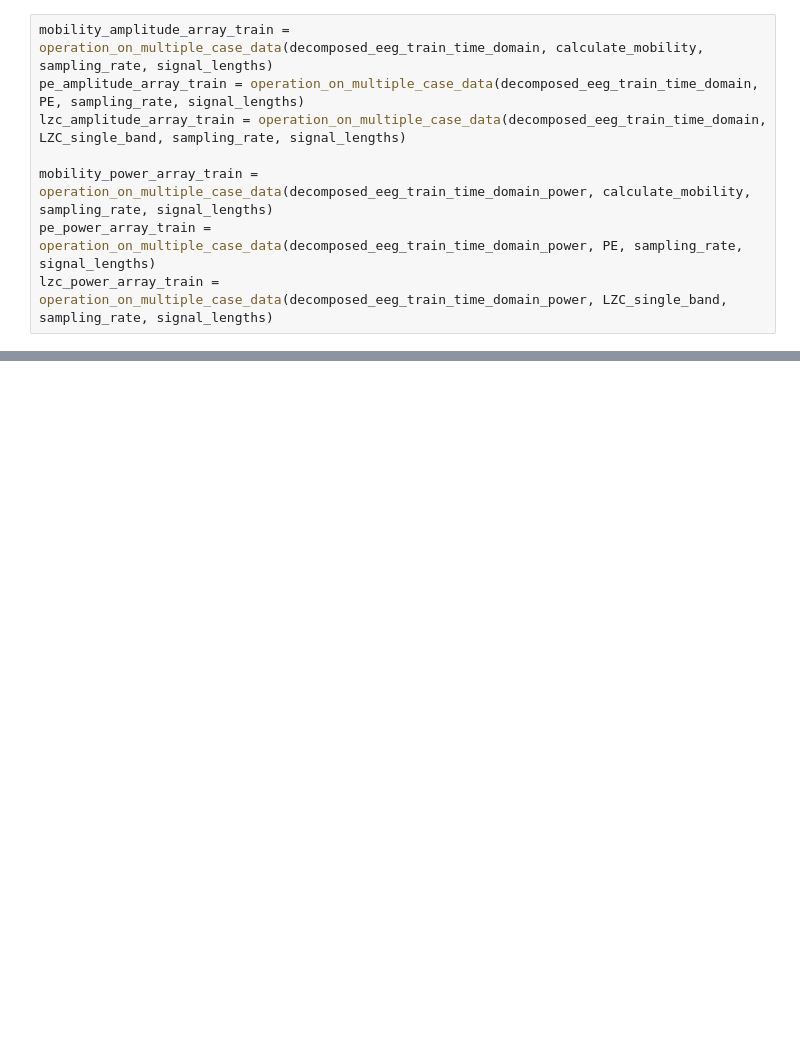
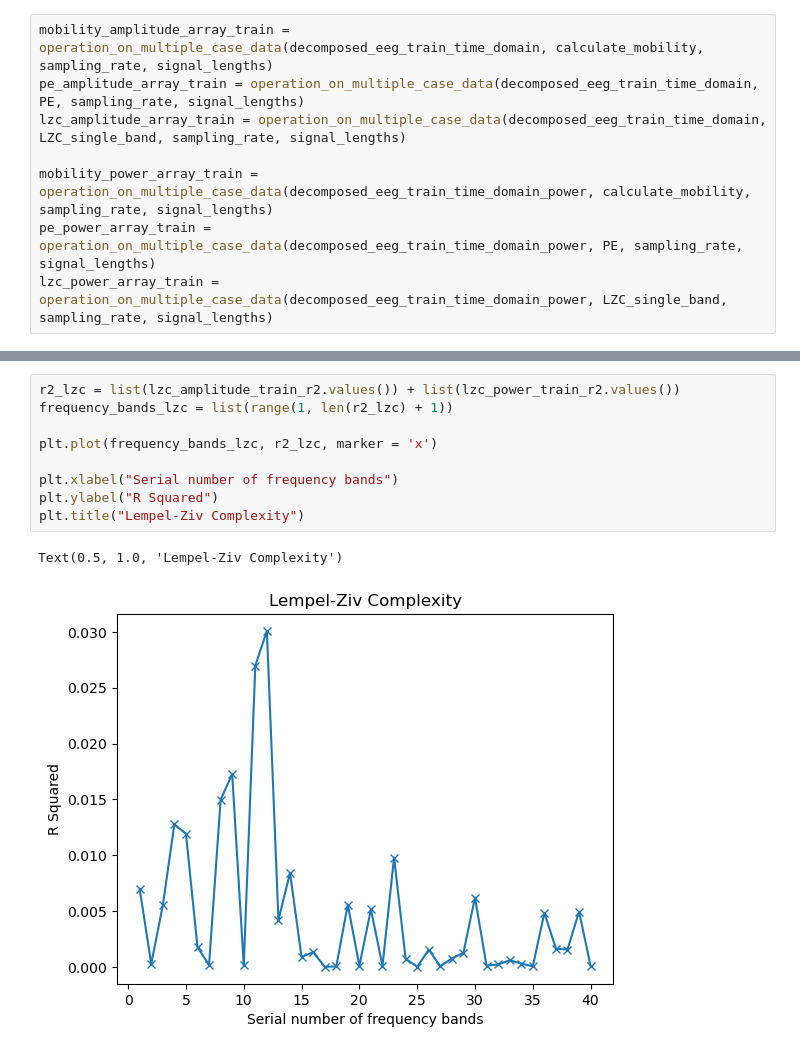
Before and after one commit to callummckee/DoA-from-EEG, a Jupyter notebook: main.ipynb, the cells around one changed output, grey strips where cells are left out. Cells and saved outputs as stored; diff of their text form; blank space fills up the shorter version.

```diff
--- a/main.ipynb
+++ b/main.ipynb
@@ -78,0 +149,12 @@ print(f'lzc power train r2 {lzc_power_train_r2}')
+# %%
+r2_lzc = list(lzc_amplitude_train_r2.values()) + list(lzc_power_train_r2.values())
+frequency_bands_lzc = list(range(1, len(r2_lzc) + 1))
+
+plt.plot(frequency_bands_lzc, r2_lzc, marker = 'x')
+
+plt.xlabel("Serial number of frequency bands")
+plt.ylabel("R Squared")
+plt.title("Lempel-Ziv Complexity")
+# %% [output]
+Text(0.5, 1.0, 'Lempel-Ziv Complexity')
+[figure, added]
```
Also changed, not shown: parts of 8 cells of this notebook, 4 other files.
